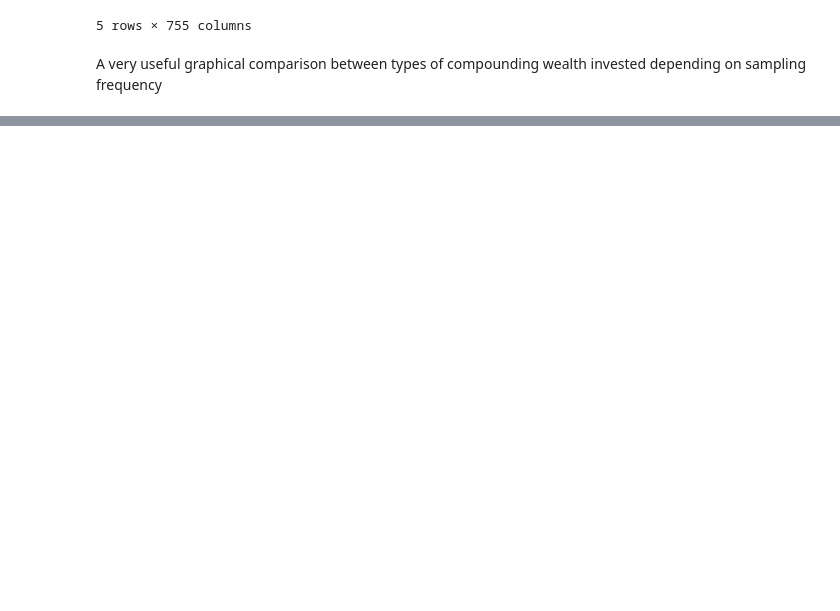
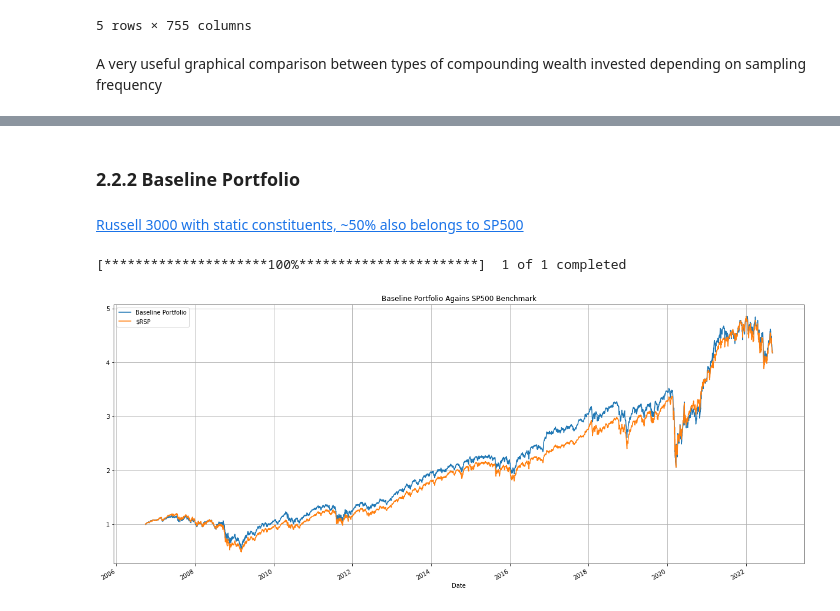
Before and after one commit to falken1983/pystock_recommender, a Jupyter notebook: jupyter_notebooks/scoring_stocks_performance.ipynb, the cells around one changed output, grey strips where cells are left out. Cells and saved outputs as stored; diff of their text form; code cells hidden in the pictures; blank space fills up the shorter version.

```diff
--- a/jupyter_notebooks/scoring_stocks_performance.ipynb
+++ b/jupyter_notebooks/scoring_stocks_performance.ipynb
@@ -290,0 +229,30 @@ df.to_csv("data/config/daily_raw_returns_merged.csv", na_rep="#N/A", index=True,
+# %% [markdown]
+### 2.2.2 Baseline Portfolio
+# %% [markdown]
+[Russell 3000 with static constituents, ~50% also belongs to SP500](data/config/baseline_companies.csv)
+# %%
+rsp = yf.download(
+    "RSP",
+    start=baseline_port.index[0],
+    end=baseline_port.index[-1]
+)["Adj Close"]
+
+plot_kwds = {
+    "legend": True,
+    "figsize": (21,9),
+    #"cmap": "coolwarm"
+}
+
+(1+baseline_port.pct_change().mean(axis=1)).cumprod().rename("Baseline Portfolio").plot(
+    title="Baseline Portfolio Agains SP500 Benchmark",
+    **plot_kwds
+)
+
+(1+rsp.pct_change()+0.002/252).cumprod().rename("$RSP").plot(
+    **plot_kwds
+)
+
+plt.grid()
+# %% [output]
+[*********************100%***********************]  1 of 1 completed
+[figure, added]
```
Also changed, not shown: parts of 139 cells of this notebook, 5 other files.
